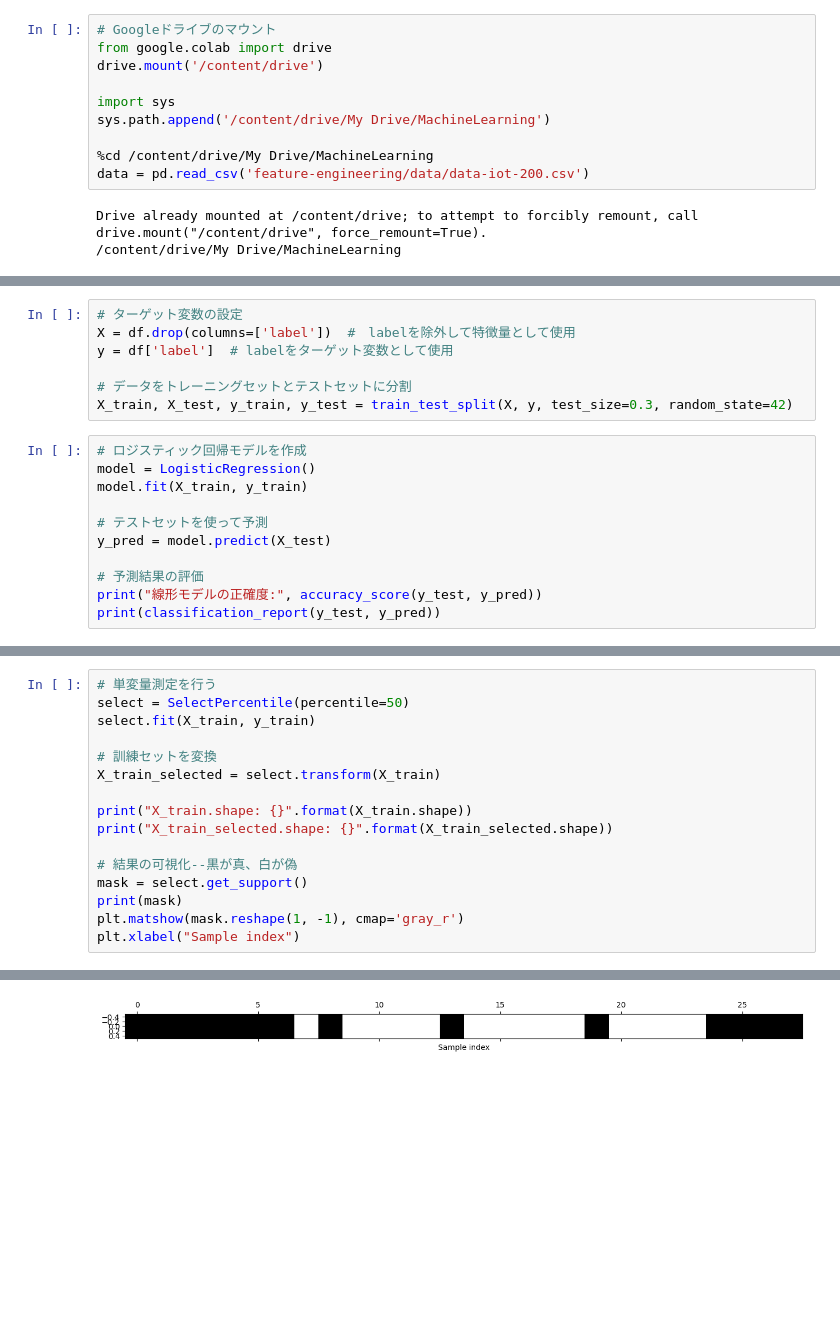
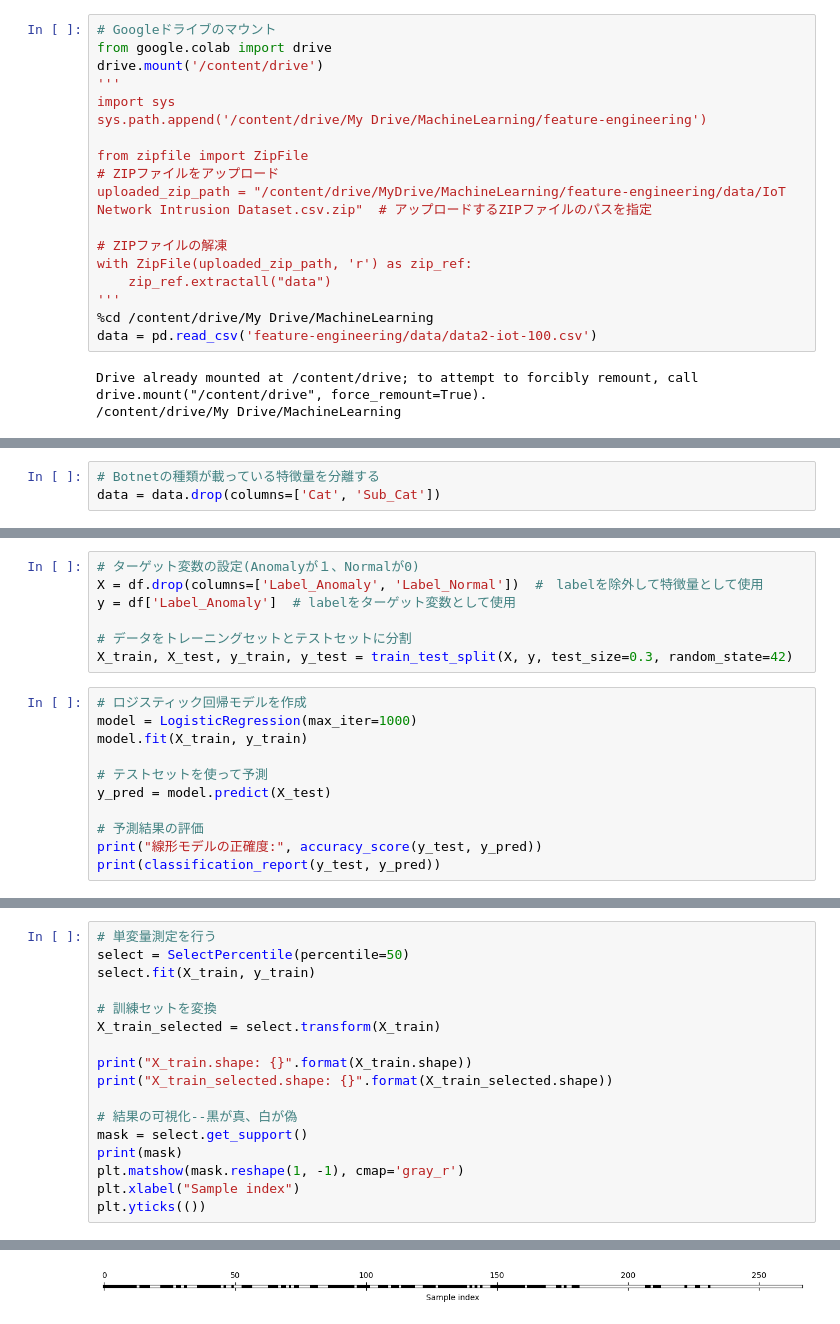
Before and after one commit to Sugata10723/MachineLearning, a Jupyter notebook: feature-engineering/feature-engineering.ipynb, the cells around one changed output, grey strips where cells are left out. Saved outputs shown, nothing was run; the diff lists cells and outputs as text; blank space fills up the shorter version.

```diff
--- a/feature-engineering/feature-engineering.ipynb
+++ b/feature-engineering/feature-engineering.ipynb
@@ -11,12 +11,20 @@ from sklearn.feature_selection import SelectPercentile
 # Googleドライブのマウント
 from google.colab import drive
 drive.mount('/content/drive')
+'''
+import sys
+sys.path.append('/content/drive/My Drive/MachineLearning/feature-engineering')
 
-import sys
-sys.path.append('/content/drive/My Drive/MachineLearning')
+from zipfile import ZipFile
+# ZIPファイルをアップロード
+uploaded_zip_path = "/content/drive/MyDrive/MachineLearning/feature-engineering/data/IoT Network Intrusion Dataset.csv.zip"  # アップロードするZIPファイルのパスを指定
 
+# ZIPファイルの解凍
+with ZipFile(uploaded_zip_path, 'r') as zip_ref:
+    zip_ref.extractall("data")
+'''
 %cd /content/drive/My Drive/MachineLearning
-data = pd.read_csv('feature-engineering/data/data-iot-200.csv')
+data = pd.read_csv('feature-engineering/data/data2-iot-100.csv')
 # %% [output]
 Drive already mounted at /content/drive; to attempt to forcibly remount, call drive.mount("/content/drive", force_remount=True).
 /content/drive/My Drive/MachineLearning
@@ -23,3 +54,6 @@ Drive already mounted at /content/drive; to attempt to forcibly remount, call dr
+# %%
+# Botnetの種類が載っている特徴量を分離する
+data = data.drop(columns=['Cat', 'Sub_Cat'])
 # %%
 # 文字列データのカラム名を検出
 string_columns = data.select_dtypes(include=['object']).columns.tolist()
@@ -50,13 +84,13 @@ Number of columns: 29
 # %%
-# ターゲット変数の設定
-X = df.drop(columns=['label'])  #　labelを除外して特徴量として使用
-y = df['label']  # labelをターゲット変数として使用
+# ターゲット変数の設定(Anomalyが１、Normalが0)
+X = df.drop(columns=['Label_Anomaly', 'Label_Normal'])  #　labelを除外して特徴量として使用
+y = df['Label_Anomaly']  # labelをターゲット変数として使用
 
 # データをトレーニングセットとテストセットに分割
 X_train, X_test, y_train, y_test = train_test_split(X, y, test_size=0.3, random_state=42)
 # %%
 # ロジスティック回帰モデルを作成
-model = LogisticRegression()
+model = LogisticRegression(max_iter=1000)
 model.fit(X_train, y_train)
 
 # テストセットを使って予測
@@ -114,4 +141,5 @@ mask = select.get_support()
 print(mask)
 plt.matshow(mask.reshape(1, -1), cmap='gray_r')
 plt.xlabel("Sample index")
+plt.yticks(())
 # %% [output]
@@ -124,4 +167,4 @@ Text(0.5, 0, 'Sample index')
-[figure, old version]
+[figure, new version]
 # %%
 # 線形回帰の比較
 X_test_selected = select.transform(X_test)
```
Also changed, not shown: parts of 12 cells of this notebook.
